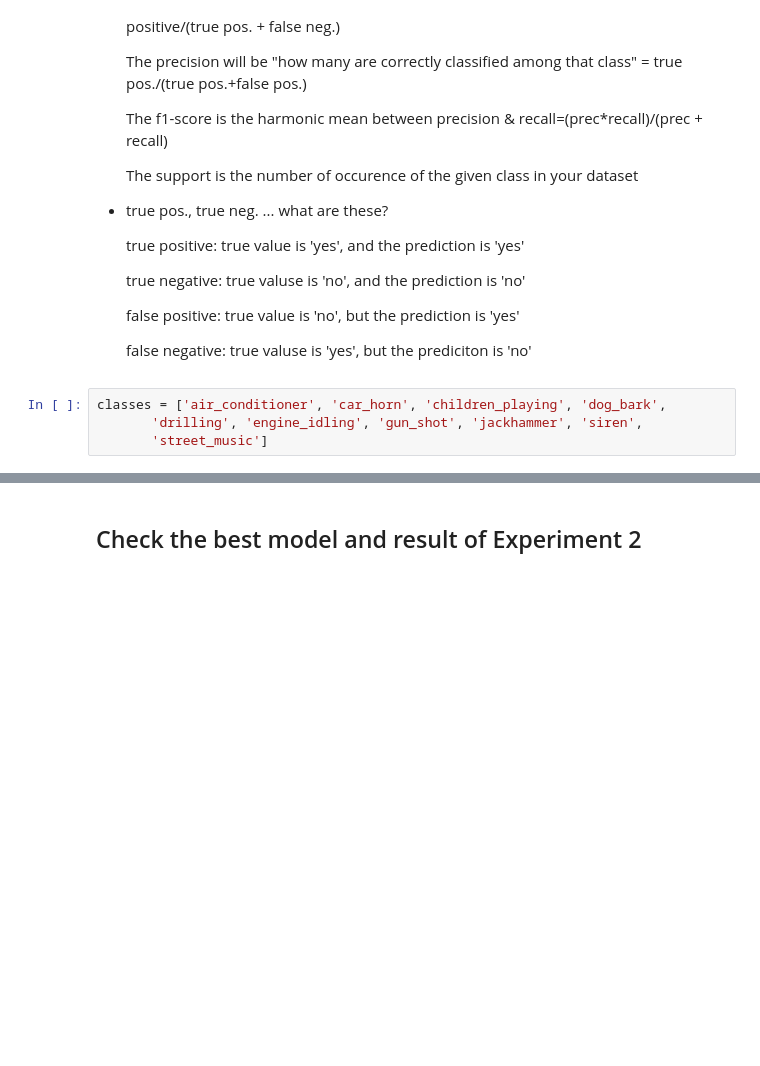
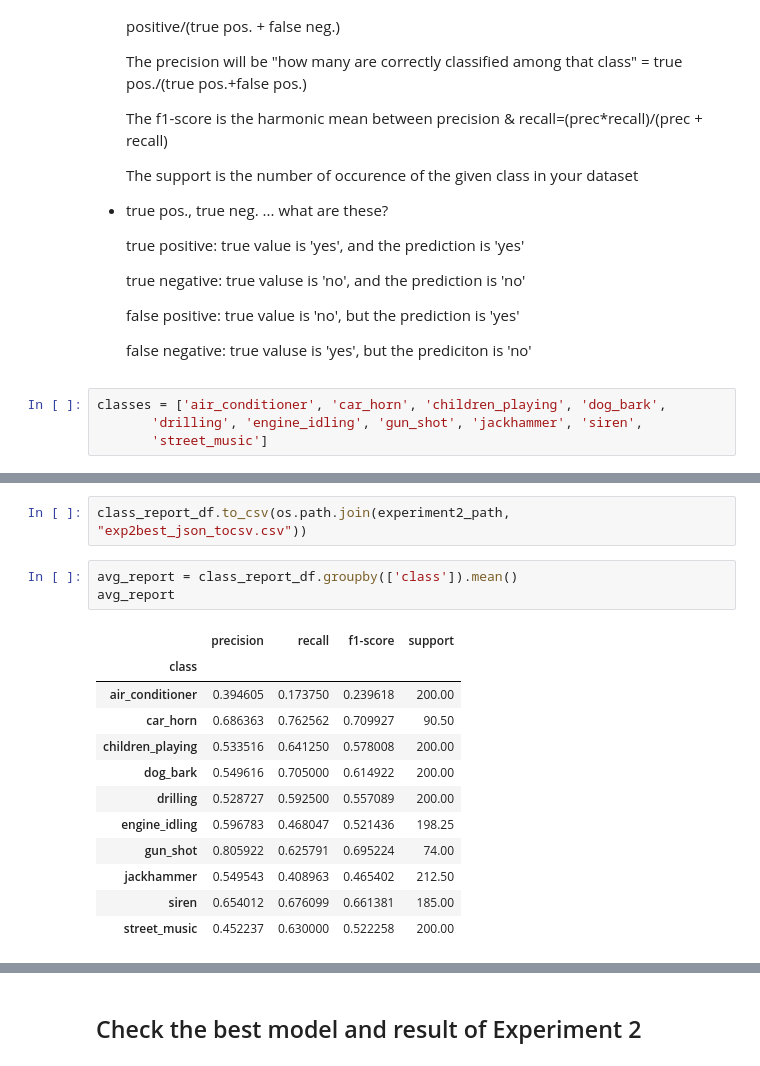
Before and after one commit to ejlee127/UrbanSoundClassification, a Jupyter notebook: Jupyter Notebooks/processing_results.ipynb, the cells around one changed output, grey strips where cells are left out. Saved outputs shown, nothing was run; the diff lists cells and outputs as text; blank space fills up the shorter version.

```diff
--- a/Jupyter Notebooks/processing_results.ipynb
+++ b/Jupyter Notebooks/processing_results.ipynb
@@ -44,0 +130,18 @@ classes = ['air_conditioner', 'car_horn', 'children_playing', 'dog_bark',
+# %%
+class_report_df.to_csv(os.path.join(experiment2_path, "exp2best_json_tocsv.csv"))
+# %%
+avg_report = class_report_df.groupby(['class']).mean()
+avg_report
+# %% [output]
+|  | precision | recall | f1-score | support |
+| class |  |  |  |  |
+| air_conditioner | 0.394605 | 0.173750 | 0.239618 | 200.00 |
+| car_horn | 0.686363 | 0.762562 | 0.709927 | 90.50 |
+| children_playing | 0.533516 | 0.641250 | 0.578008 | 200.00 |
+| dog_bark | 0.549616 | 0.705000 | 0.614922 | 200.00 |
+| drilling | 0.528727 | 0.592500 | 0.557089 | 200.00 |
+| engine_idling | 0.596783 | 0.468047 | 0.521436 | 198.25 |
+| gun_shot | 0.805922 | 0.625791 | 0.695224 | 74.00 |
+| jackhammer | 0.549543 | 0.408963 | 0.465402 | 212.50 |
+| siren | 0.654012 | 0.676099 | 0.661381 | 185.00 |
+| street_music | 0.452237 | 0.630000 | 0.522258 | 200.00 |
```
Also changed, not shown: parts of 6 cells of this notebook, 5 other files.
